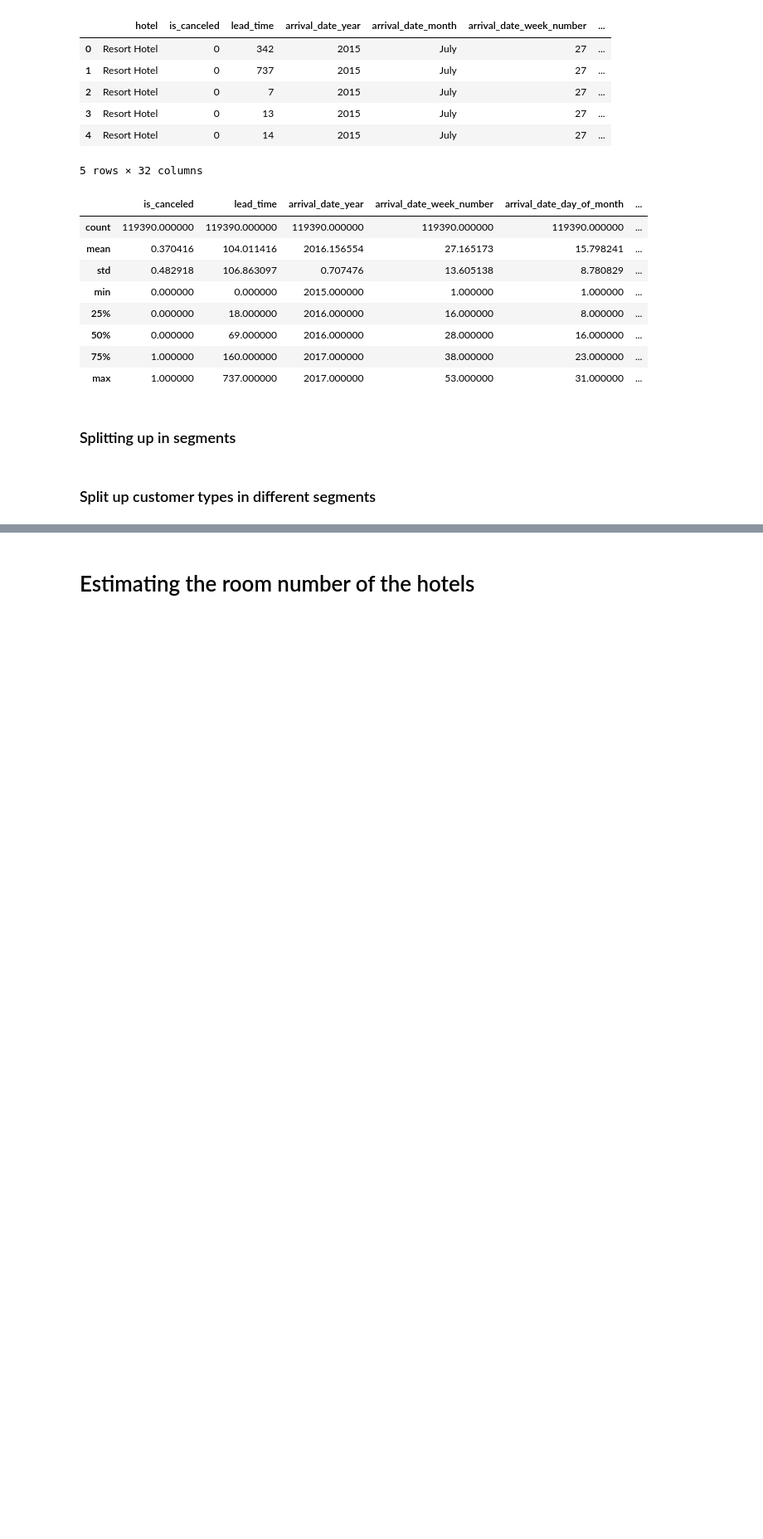
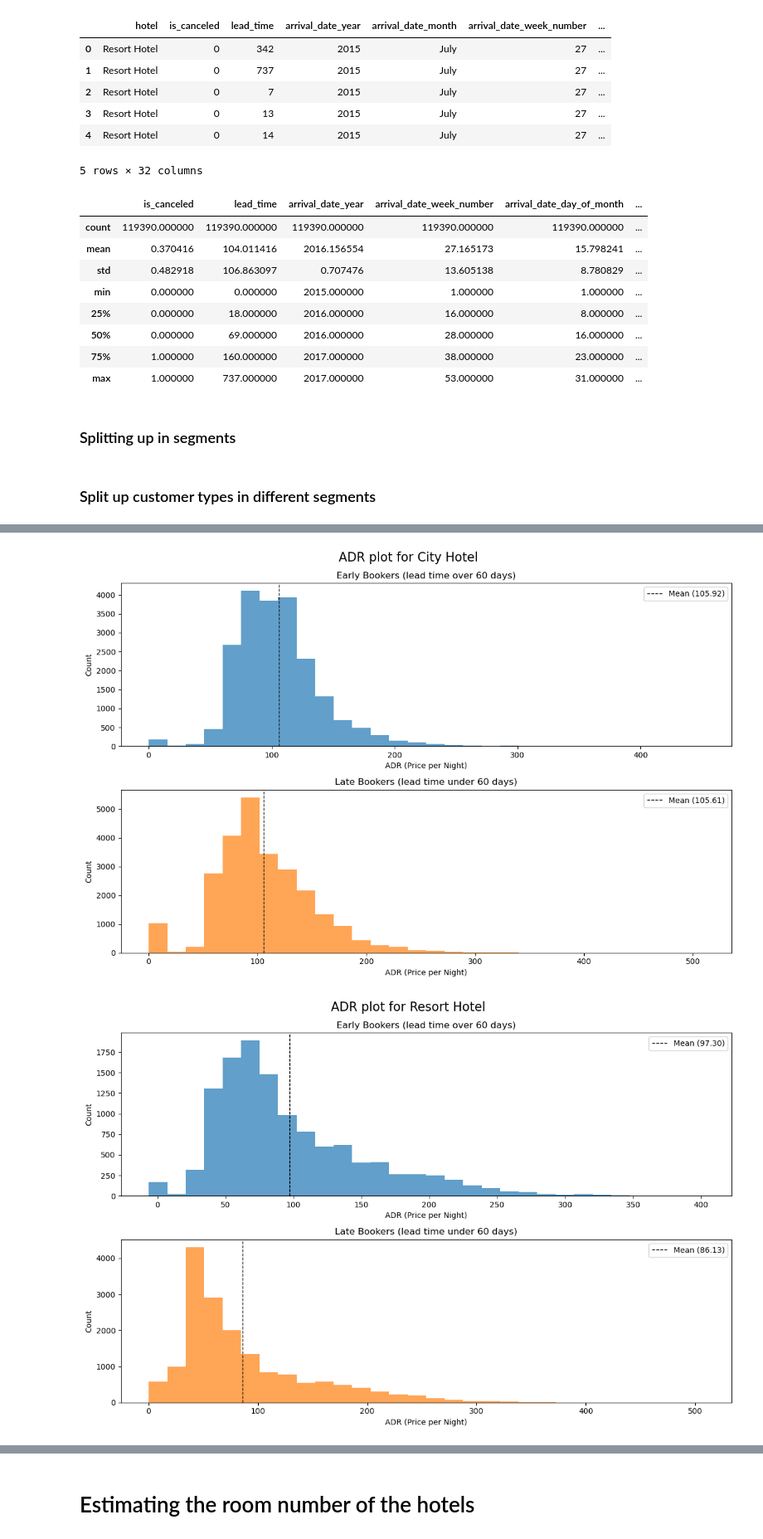
Before and after one commit to Omid-Sedighi-Mornani/case-study-template-revenue-management-Kilian-Jetschni-Omid-Sedighi-Mornani, a Jupyter notebook: solution.ipynb, the cells around one changed output, grey strips where cells are left out. Shown at 83% size. Drawn from its saved outputs; the diff is of its cells as text; code cells hidden in the pictures; blank space fills up the shorter version.

```diff
--- a/solution.ipynb
+++ b/solution.ipynb
@@ -212,0 +275,10 @@ create_adr_plot(resort_hotel)
+# %%
+create_adr_plot_by_lead_time_threshhold(
+    city_hotel, title="ADR plot for City Hotel", threshhold=60
+)
+create_adr_plot_by_lead_time_threshhold(
+    resort_hotel, title="ADR plot for Resort Hotel", threshhold=60
+)
+# %% [output]
+[figure, added]
+[figure, added]
```
Also changed, not shown: parts of 22 cells of this notebook.
